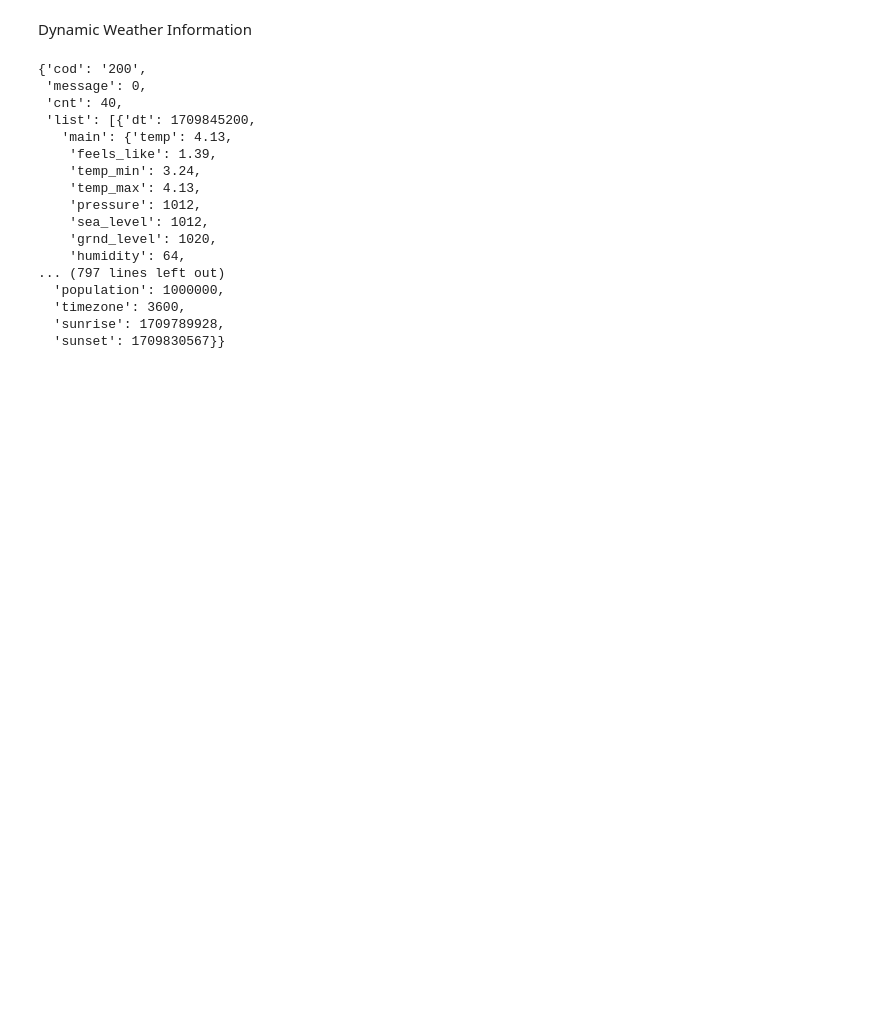
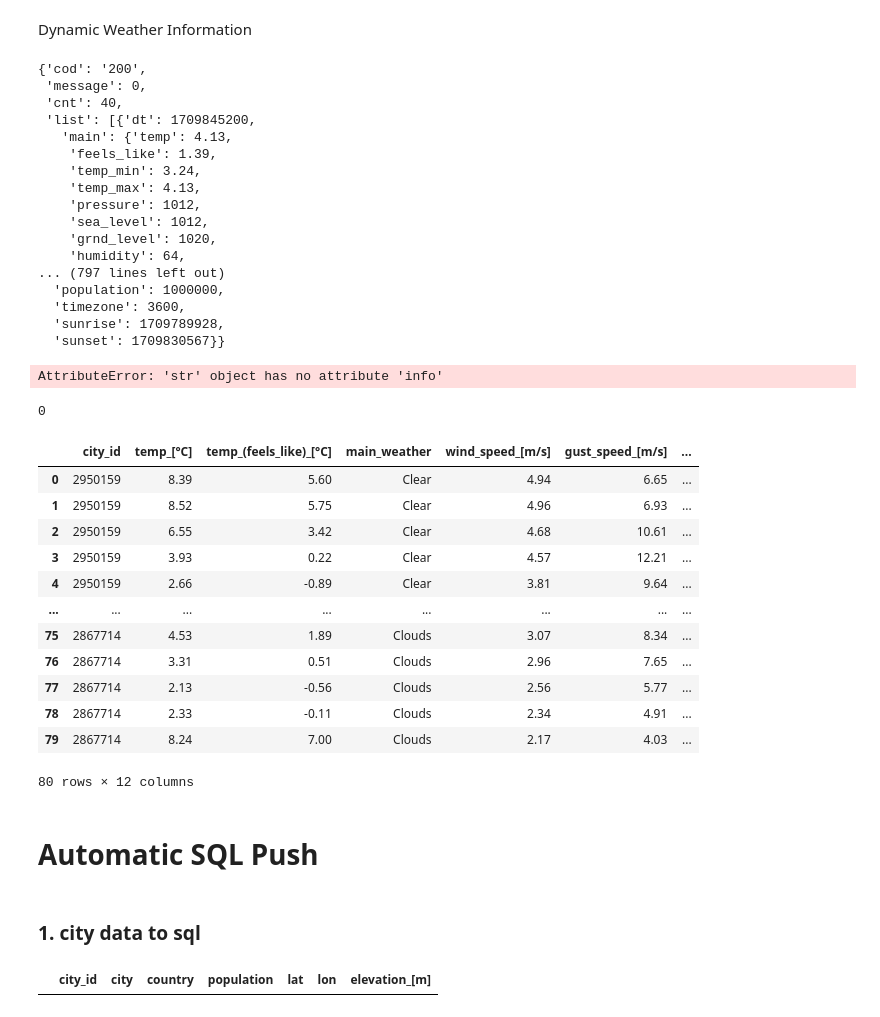
Before and after one commit to lippsmar/Data-Science-Bootcamp, a Jupyter notebook: 5_Data Pipelines on the Cloud/Notebooks/5_OpenWeather_API.ipynb, the cells around one changed output. Cells and saved outputs as stored; diff of their text form; code cells hidden in the pictures; blank space fills up the shorter version.

```diff
--- a/5_Data Pipelines on the Cloud/Notebooks/5_OpenWeather_API.ipynb
+++ b/5_Data Pipelines on the Cloud/Notebooks/5_OpenWeather_API.ipynb
@@ -112,3 +122,79 @@ openweather_raw
   'timezone': 3600,
   'sunrise': 1709789928,
   'sunset': 1709830567}}
+# %%
+openweather_raw["list"][0]["dt_txt"].info()
+# %% [output]
+AttributeError: 'str' object has no attribute 'info'
+# %%
+openweather_raw["list"][0]["rain"]["3h"]
+# %% [output]
+0
+# %%
+import json
+import pandas as pd
+from datetime import datetime
+
+API_key = "81f1a5b752c4569a954655d748508db5"
+cities = ["Berlin", "München"]
+country_code = "DE"
+weather_dict = {
+    "city_id": [],
+    "temp_[°C]": [],
+    "temp_(feels_like)_[°C]": [],
+    "main_weather": [],
+    "wind_speed_[m/s]": [],
+    "gust_speed_[m/s]": [],
+    "sight_distance_[m]": [],
+    "probability_of_precipitation_[%]": [],
+    "rain_last_3h_[mm]": [],
+    "snow_last_3h_[mm]": [],
+    "forecast_time": [],
+    "timestamp": [] }
+
+for city in cities:
+
+    url = f" https://api.openweathermap.org/data/2.5/forecast?q={city},{country_code}&appid={API_key}&units=metric"
+    openweather_raw = requests.get(url).json()
+
+    for i in range(openweather_raw["cnt"]):
+        weather_dict["city_id"].append(openweather_raw["city"]["id"])
+        weather_dict["temp_[°C]"].append(openweather_raw["list"][i]["main"]["temp"])
+        weather_dict["temp_(feels_like)_[°C]"].append(openweather_raw["list"][i]["main"]["feels_like"])
+        weather_dict["main_weather"].append(openweather_raw["list"][i]["weather"][0]["main"])
+        weather_dict["wind_speed_[m/s]"].append(openweather_raw["list"][i]["wind"]["speed"])
+        weather_dict["gust_speed_[m/s]"].append(openweather_raw["list"][i]["wind"]["gust"])
+        weather_dict["sight_distance_[m]"].append(openweather_raw["list"][i]["visibility"])
+        weather_dict["probability_of_precipitation_[%]"].append(openweather_raw["list"][i]["pop"]*100)
+        try:
+            weather_dict["rain_last_3h_[mm]"].append(openweather_raw["list"][i]["rain"]["3h"])
+        except:
+            weather_dict["rain_last_3h_[mm]"].append(0)
+        try:
+            weather_dict["snow_last_3h_[mm]"].append(openweather_raw["list"][i]["snow"]["3h"])
+        except:
+            weather_dict["snow_last_3h_[mm]"].append(0)
+        weather_dict["forecast_time"].append(pd.to_datetime(openweather_raw["list"][i]["dt_txt"]))
+        weather_dict["timestamp"].append(pd.to_datetime(datetime.now().replace(microsecond=0)))
+
+
+weather_df = pd.DataFrame(weather_dict)
+weather_df
+# %% [output]
+|  | city_id | temp_[°C] | temp_(feels_like)_[°C] | main_weather | wind_speed_[m/s] | gust_speed_[m/s] | ... |
+| 0 | 2950159 | 8.39 | 5.60 | Clear | 4.94 | 6.65 | ... |
+| 1 | 2950159 | 8.52 | 5.75 | Clear | 4.96 | 6.93 | ... |
+| 2 | 2950159 | 6.55 | 3.42 | Clear | 4.68 | 10.61 | ... |
+| 3 | 2950159 | 3.93 | 0.22 | Clear | 4.57 | 12.21 | ... |
+| 4 | 2950159 | 2.66 | -0.89 | Clear | 3.81 | 9.64 | ... |
+| ... | ... | ... | ... | ... | ... | ... | ... |
+| 75 | 2867714 | 4.53 | 1.89 | Clouds | 3.07 | 8.34 | ... |
+| 76 | 2867714 | 3.31 | 0.51 | Clouds | 2.96 | 7.65 | ... |
+| 77 | 2867714 | 2.13 | -0.56 | Clouds | 2.56 | 5.77 | ... |
+| 78 | 2867714 | 2.33 | -0.11 | Clouds | 2.34 | 4.91 | ... |
+| 79 | 2867714 | 8.24 | 7.00 | Clouds | 2.17 | 4.03 | ... |
+80 rows × 12 columns
+# %% [markdown]
+# Automatic SQL Push
+# %% [markdown]
+### 1. city data to sql
@@ -114,0 +279,4 @@ openweather_raw
+# %%
+push_city_data_to_sql()
+# %% [output]
+|  | city_id | city | country | population | lat | lon | elevation_[m] |
```
Also changed, not shown: parts of 12 cells of this notebook, 6 other files.
